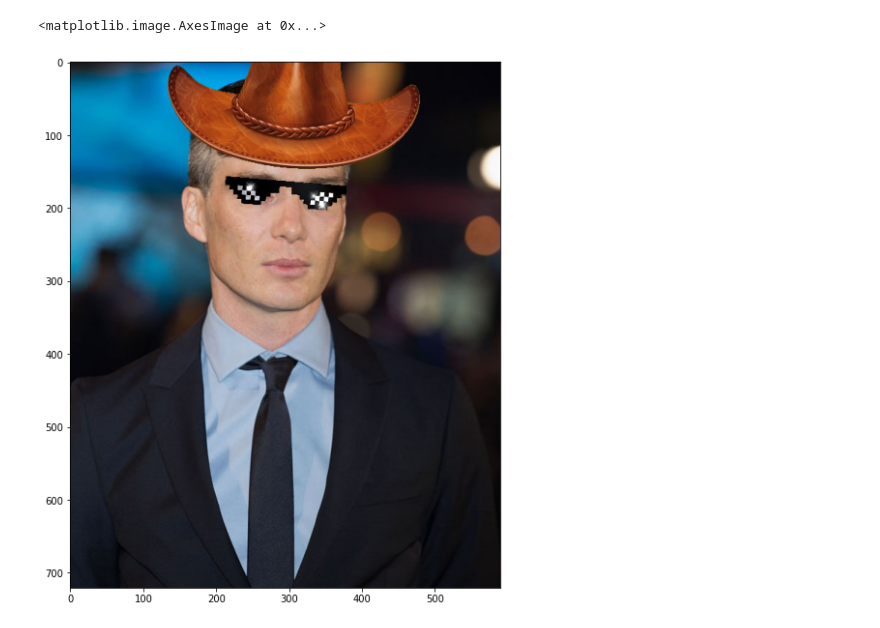
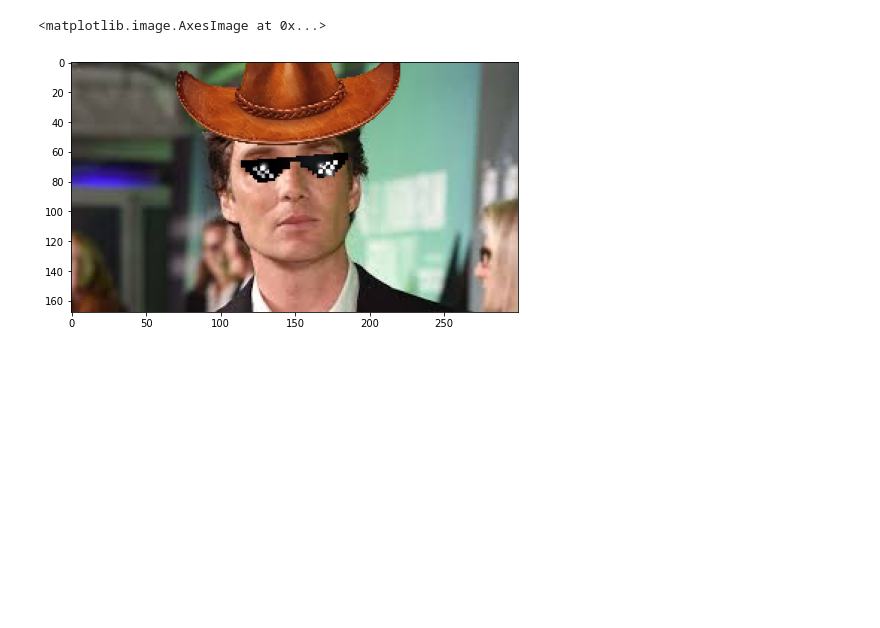
Before and after one commit to Alcachofraz/Face-Detection-Recognition, a Jupyter notebook: masks.ipynb, the cells around one changed output. Cells and saved outputs as stored; diff of their text form; code cells hidden in the pictures; blank space fills up the shorter version.

```diff
--- a/masks.ipynb
+++ b/masks.ipynb
@@ -12,5 +12,5 @@ reload(temp_a)
 # %%
-face = cv2.imread('cillian/cillian07.jpg')
+face = cv2.imread('cillian/cillian08.jpg')
 hat = cv2.imread('objects/cowboy.jpg')
 glasses = cv2.imread('objects/glasses.jpg')
 
@@ -32,31 +32,31 @@ while cv2.waitKey(20) & 0xFF != ord('q'):
     pass"""
 
 a = Aligner()
 hat_normalized = a.alignObjectToFace(hat, face, hat_left_eye_center, hat_right_eye_center)
 glasses_normalized = a.alignObjectToFace(
     glasses, face, glasses_left_eye_center, glasses_right_eye_center)
 
 ## convert to hsv
 glasses_hsv = cv2.cvtColor(glasses_normalized, cv2.COLOR_BGR2HSV)
 hat_hsv = cv2.cvtColor(hat_normalized, cv2.COLOR_BGR2HSV)
 
 ## mask of green (36,25,25) ~ (86, 255,255)
 glasses_mask = cv2.inRange(glasses_hsv, (36, 25, 25), (86, 255, 255)) / 255
 hat_mask = cv2.inRange(hat_hsv, (36, 25, 25), (86, 255, 255)) / 255
 
 ## convert to rgb array of ints
 glasses_mask = np.array(np.ones((glasses_mask.shape[0], glasses_mask.shape[1], 3)) * glasses_mask[:, :, None], dtype=int)
 hat_mask = np.array(np.ones((hat_mask.shape[0], hat_mask.shape[1], 3)) * hat_mask[:, :, None], dtype=int)
 
 """print(face.shape) # original face
 print(hat_mask.shape) # hat mask (mask area = 0)
 print(hat_normalized.shape) # hat normalized (positioned with green screen)"""
 
 final = face * hat_mask + hat_normalized * np.logical_not(hat_mask)
 final = final * glasses_mask + glasses_normalized * np.logical_not(glasses_mask)
 
 plt.figure(figsize=(8, 10))
 plt.imshow(final[:,:,::-1])
 # %% [output]
 <matplotlib.image.AxesImage at 0x...>
-[figure, old version]
+[figure, new version]
```
Also changed, not shown: parts of 1 cell of this notebook, 5 other files.
